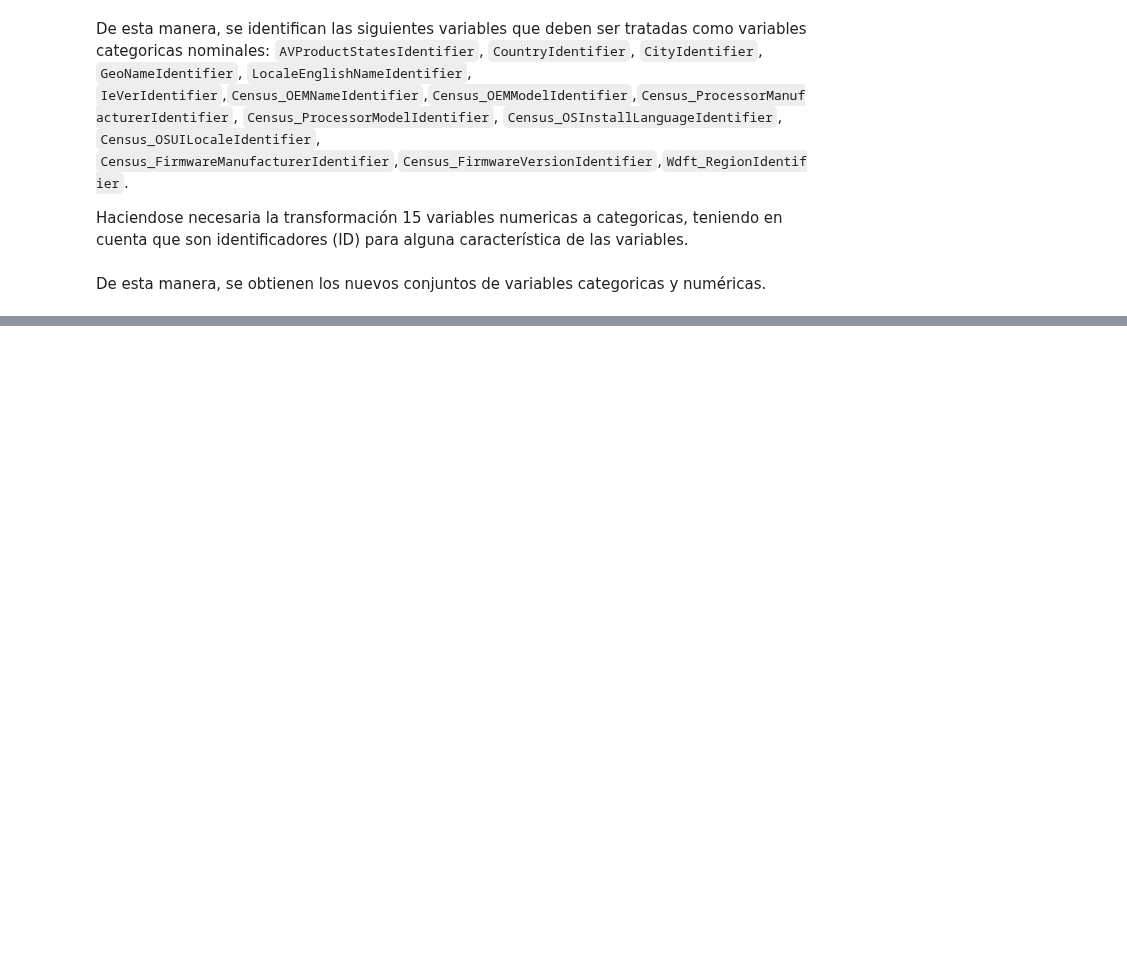
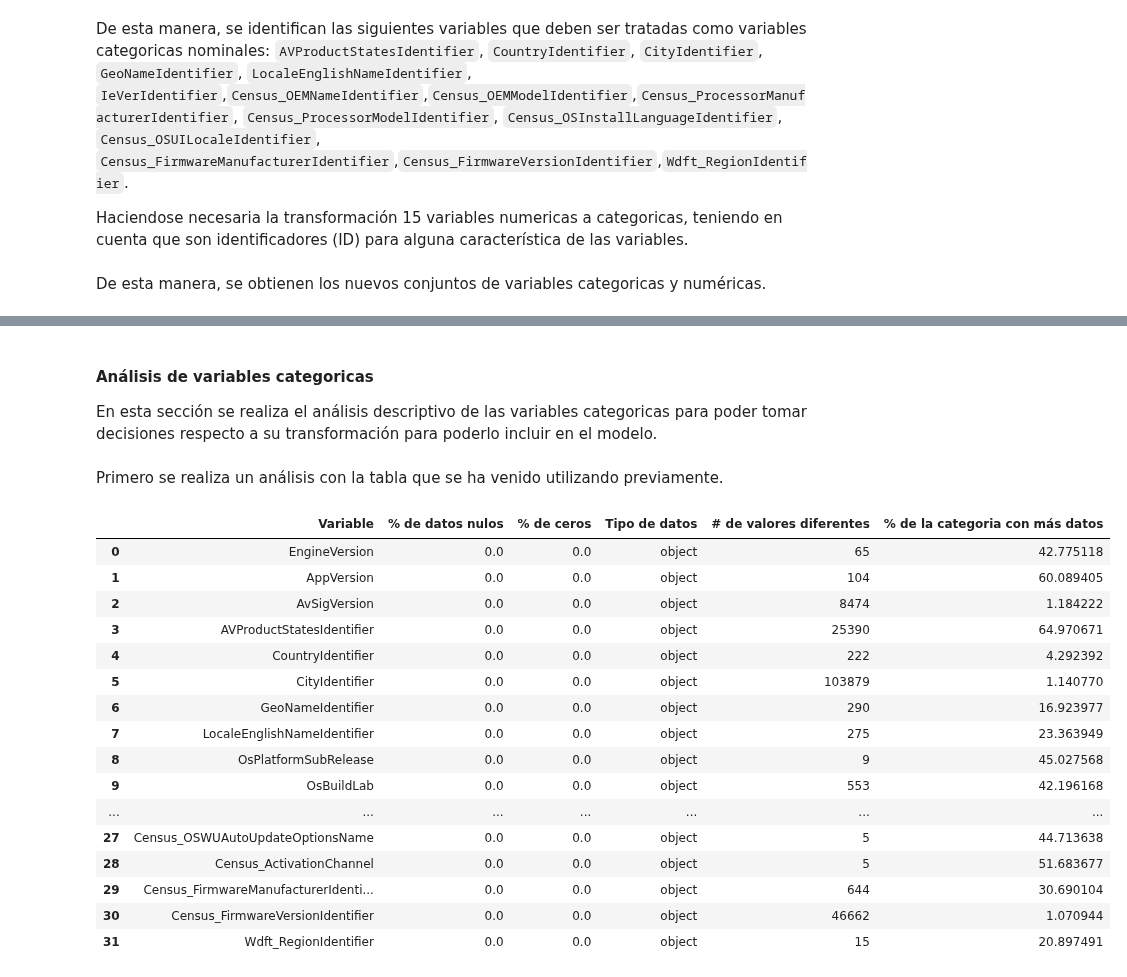
Before and after one commit to andresenrique08/ML_2020, a Jupyter notebook: Proyecto_Malware/Malware_v1.ipynb, the cells around one changed output, grey strips where cells are left out. Cells and saved outputs as stored; diff of their text form; code cells hidden in the pictures; blank space fills up the shorter version.

```diff
--- a/Proyecto_Malware/Malware_v1.ipynb
+++ b/Proyecto_Malware/Malware_v1.ipynb
@@ -425,0 +411,27 @@ axarr.boxplot(x=numerical_data.iloc[:,0])
+# %% [markdown]
+#### Análisis de variables categoricas
+
+En esta sección se realiza el análisis descriptivo de las variables categoricas para poder tomar decisiones respecto a su transformación para poderlo incluir en el modelo.
+# %% [markdown]
+Primero se realiza un análisis con la tabla que se ha venido utilizando previamente.
+# %%
+stats_numerical = mytable(categorical_data)
+stats_numerical
+# %% [output]
+|  | Variable | % de datos nulos | % de ceros | Tipo de datos | # de valores diferentes | % de la categoria con más datos |
+| 0 | EngineVersion | 0.0 | 0.0 | object | 65 | 42.775118 |
+| 1 | AppVersion | 0.0 | 0.0 | object | 104 | 60.089405 |
+| 2 | AvSigVersion | 0.0 | 0.0 | object | 8474 | 1.184222 |
+| 3 | AVProductStatesIdentifier | 0.0 | 0.0 | object | 25390 | 64.970671 |
+| 4 | CountryIdentifier | 0.0 | 0.0 | object | 222 | 4.292392 |
+| 5 | CityIdentifier | 0.0 | 0.0 | object | 103879 | 1.140770 |
+| 6 | GeoNameIdentifier | 0.0 | 0.0 | object | 290 | 16.923977 |
+| 7 | LocaleEnglishNameIdentifier | 0.0 | 0.0 | object | 275 | 23.363949 |
+| 8 | OsPlatformSubRelease | 0.0 | 0.0 | object | 9 | 45.027568 |
+| 9 | OsBuildLab | 0.0 | 0.0 | object | 553 | 42.196168 |
+| ... | ... | ... | ... | ... | ... | ... |
+| 27 | Census_OSWUAutoUpdateOptionsName | 0.0 | 0.0 | object | 5 | 44.713638 |
+| 28 | Census_ActivationChannel | 0.0 | 0.0 | object | 5 | 51.683677 |
+| 29 | Census_FirmwareManufacturerIdenti... | 0.0 | 0.0 | object | 644 | 30.690104 |
+| 30 | Census_FirmwareVersionIdentifier | 0.0 | 0.0 | object | 46662 | 1.070944 |
+| 31 | Wdft_RegionIdentifier | 0.0 | 0.0 | object | 15 | 20.897491 |
```
Also changed, not shown: parts of 93 cells of this notebook.
